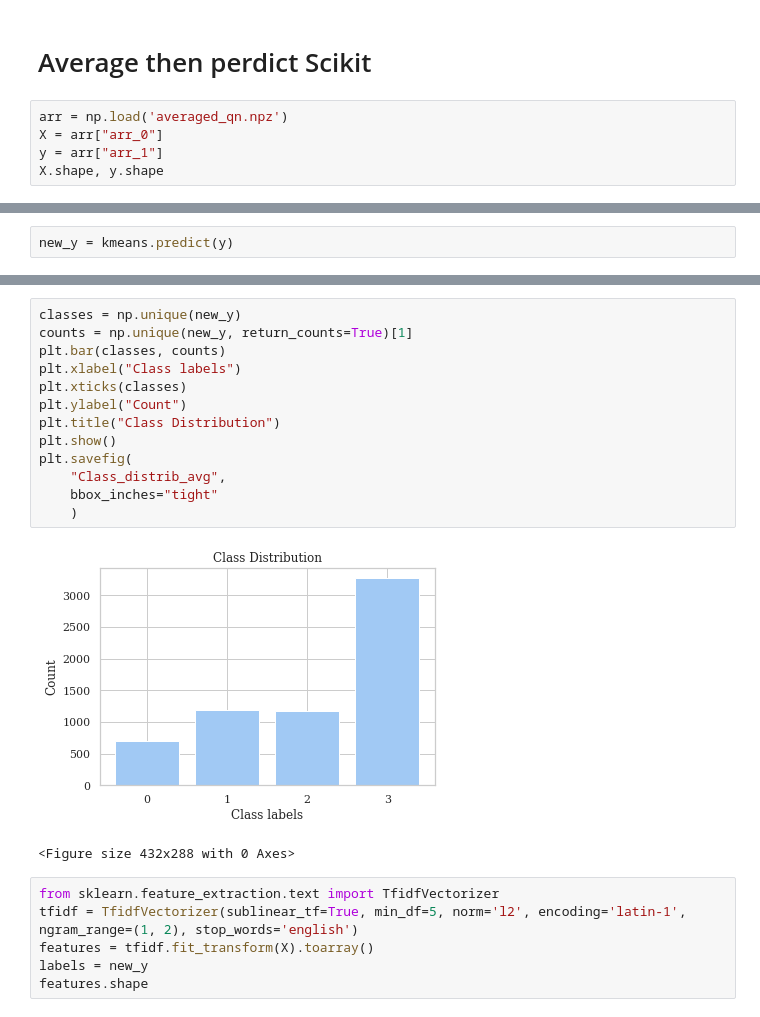
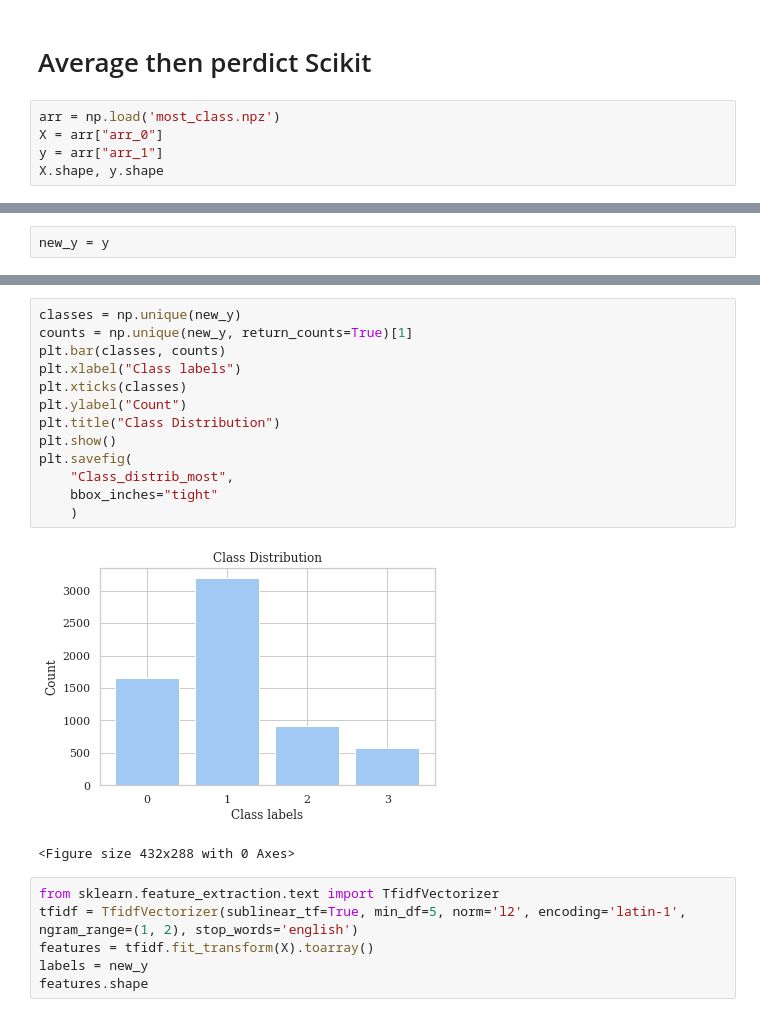
Before and after one commit to kenza-amira/Head_Motion_Classify, a Jupyter notebook: Scikit.ipynb, the cells around one changed output, grey strips where cells are left out. Drawn from its saved outputs; the diff is of its cells as text.

```diff
--- a/Scikit.ipynb
+++ b/Scikit.ipynb
@@ -64,7 +64,7 @@ plt.savefig(
 # %% [markdown]
 # Average then perdict Scikit
 # %%
-arr = np.load('averaged_qn.npz')
+arr = np.load('most_class.npz')
 X = arr["arr_0"]
 y = arr["arr_1"]
 X.shape, y.shape
@@ -73,2 +73,2 @@ X.shape, y.shape
 # %%
-new_y = kmeans.predict(y)
+new_y = y
@@ -75,18 +78,18 @@ new_y = kmeans.predict(y)
 # %%
 classes = np.unique(new_y)
 counts = np.unique(new_y, return_counts=True)[1]
 plt.bar(classes, counts)
 plt.xlabel("Class labels")
 plt.xticks(classes)
 plt.ylabel("Count")
 plt.title("Class Distribution")
 plt.show()
 plt.savefig(
-    "Class_distrib_avg",
+    "Class_distrib_most",
     bbox_inches="tight"
     )
 # %% [output]
-[figure, old version]
+[figure, new version]
 <Figure size 432x288 with 0 Axes>
 # %%
 from sklearn.feature_extraction.text import TfidfVectorizer
```
Also changed, not shown: parts of 8 cells of this notebook.
